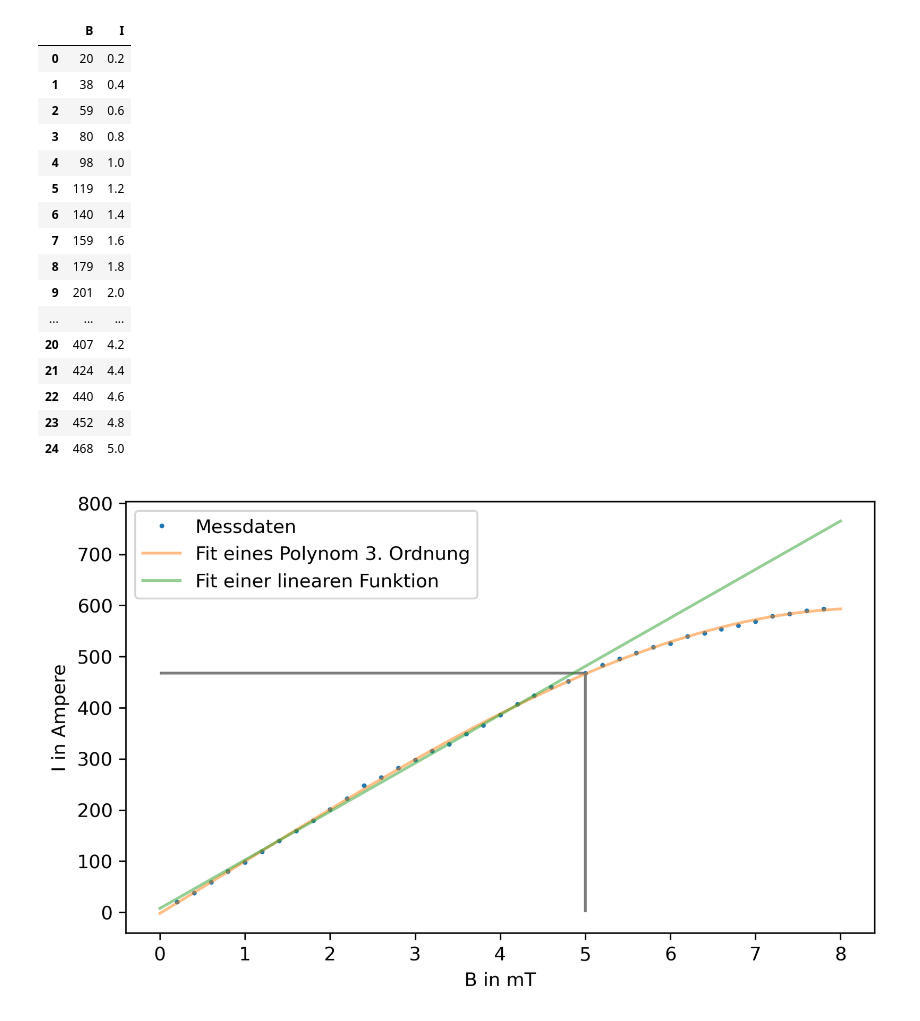
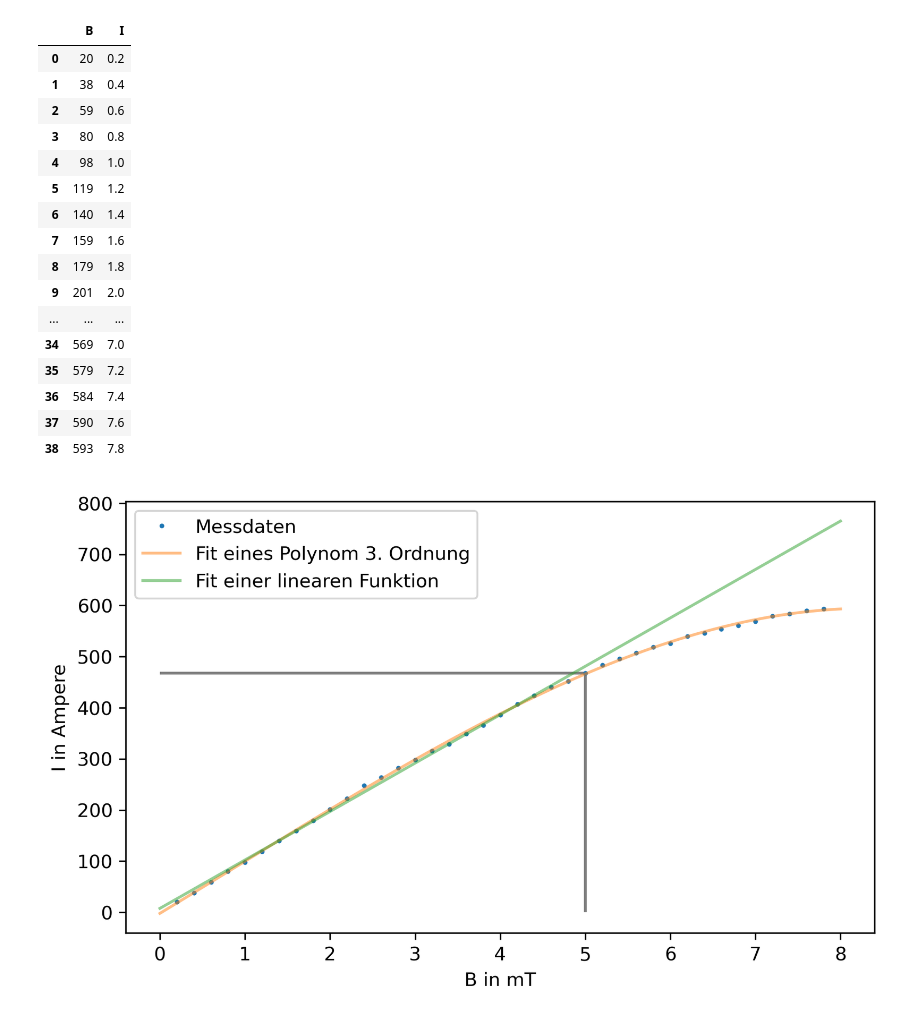
Before and after one commit to komrozik/Master_FP, a Jupyter notebook: V27-Zeemann_Effekt/Jupyter_Auswertung.ipynb, the cells around one changed output. Cells and saved outputs as stored; diff of their text form; code cells hidden in the pictures.

```diff
--- a/V27-Zeemann_Effekt/Jupyter_Auswertung.ipynb
+++ b/V27-Zeemann_Effekt/Jupyter_Auswertung.ipynb
@@ -25,25 +26,25 @@ def f(x,a,b,c,d):
 def g(x,a,b):
     return a*x+b
 # %%
-df[0:25]
+df
 # %% [output]
 |  | B | I |
 | 0 | 20 | 0.2 |
 | 1 | 38 | 0.4 |
 | 2 | 59 | 0.6 |
 | 3 | 80 | 0.8 |
 | 4 | 98 | 1.0 |
 | 5 | 119 | 1.2 |
 | 6 | 140 | 1.4 |
 | 7 | 159 | 1.6 |
 | 8 | 179 | 1.8 |
 | 9 | 201 | 2.0 |
 | ... | ... | ... |
-| 20 | 407 | 4.2 |
-| 21 | 424 | 4.4 |
-| 22 | 440 | 4.6 |
-| 23 | 452 | 4.8 |
-| 24 | 468 | 5.0 |
+| 34 | 569 | 7.0 |
+| 35 | 579 | 7.2 |
+| 36 | 584 | 7.4 |
+| 37 | 590 | 7.6 |
+| 38 | 593 | 7.8 |
 # %%
 params1,cov = curve_fit(f,df['I'],df['B'])
 errors = np.sqrt(np.diag(cov))
```
Also changed, not shown: parts of 10 cells of this notebook, 9 other files.
